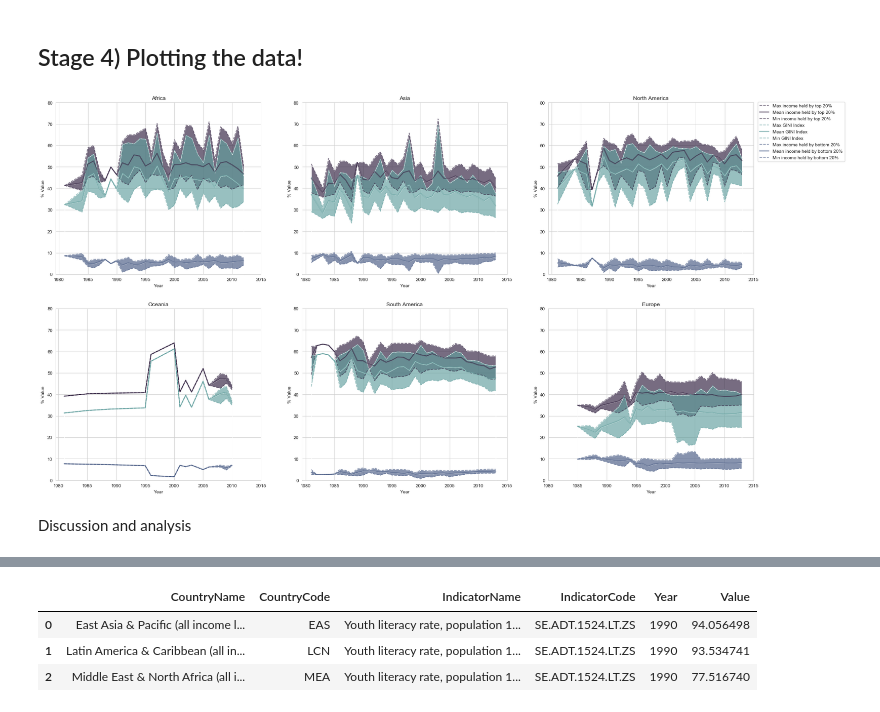
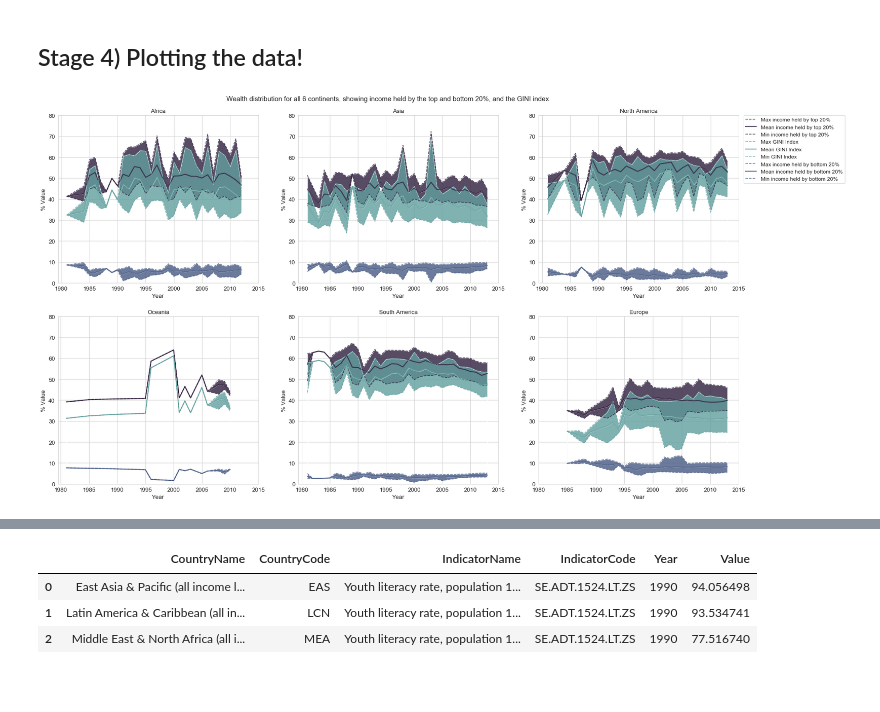
Before and after one commit to jackdog994/my-work, a Jupyter notebook: Data Visualisations/World Development Indicators/World Development Indicators.ipynb, the cells around one changed output, grey strips where cells are left out. Cells and saved outputs as stored; diff of their text form; code cells hidden in the pictures; blank space fills up the shorter version.

Commit message:
Project to manipulate and visualise data sourced from the World Bank
A really enjoyable exercise where I was able to utilise my skills in SQL, Pandas, and Matplotlib&Seaborn

```diff
--- a/Data Visualisations/World Development Indicators/World Development Indicators.ipynb
+++ b/Data Visualisations/World Development Indicators/World Development Indicators.ipynb
@@ -21,12 +20,17 @@ import seaborn as sns
 %matplotlib inline
 import sqlite3
 sns.set_style('whitegrid')
-sns.set_palette((sns.color_palette([(0.12156862745098039, 0.4666666666666667, 0.7058823529411765),
- (1.0, 0.4980392156862745, 0.054901960784313725),
- (0.17254901960784313, 0.6274509803921569, 0.17254901960784313),
- (0.8392156862745098, 0.15294117647058825, 0.1568627450980392),
- (0.5803921568627451, 0.403921568627451, 0.7411764705882353),
- (0.8901960784313725, 0.4666666666666667, 0.7607843137254902),
- (0.1, 0.1, 0.1)])))
+palette = [(0.12156862745098039, 0.4666666666666667, 0.7058823529411765, 0.70),
+ (1.0, 0.4980392156862745, 0.054901960784313725,0.70),
+ (0.17254901960784313, 0.6274509803921569, 0.17254901960784313, 0.70),
+ (0.8392156862745098, 0.15294117647058825, 0.1568627450980392,0.70),
+ (0.5803921568627451, 0.403921568627451, 0.7411764705882353,0.70),
+ (0.8901960784313725, 0.4666666666666667, 0.7607843137254902,0.70),
+ (0.1, 0.1, 0.1,0.70)]
+sns.set_palette(palette)
+plt.rcParams["axes.labelsize"] = 13
+plt.rcParams["xtick.labelsize"] = 13
+plt.rcParams["ytick.labelsize"] = 13
+plt.rcParams["axes.titlesize"] = 13
 # %% [markdown]
 #### Selecting a colour palette - as we're looking at categorical data I am selecting a palette with distinct colours
@@ -126,7 +124,7 @@ ind = -1
 for i in atmosphere.IndicatorCode.unique():
     ind +=1
     #Plotting the data
-    sns.lineplot(x='Year',y='Value',hue='CountryName',data=atmosphere_dict[i],ax=axes[int((1/3)*ind)][ind-3])
+    sns.lineplot(x='Year',y='Value',hue='CountryName',data=atmosphere_dict[i],ax=axes[int((1/3)*ind)][ind-3],palette=palette)
     #Pulling title from IndicatorName field
     axes[int((1/3)*ind)][ind-3].set_title(str(atmosphere_dict[i]['IndicatorName'].unique())[2:-2],fontsize=11)
     #Removing legend to allow for a single common legend
@@ -135,11 +133,6 @@ for i in atmosphere.IndicatorCode.unique():
     axes[int((1/3)*ind)][ind-3].set_ylabel('% of total')
     #Making the line for World value bolder to allow easy identification of global direction on indicator
     plt.setp(axes[int((1/3)*ind)][ind-3].lines[6],linewidth=2.5)
-    #Setting the line alpha as there's no way to set the alpha level on the colour palette
-    for l in axes[int((1/3)*ind)][ind-3].lines:
-        plt.setp(l,alpha=.70)
-
-
 
 #Creating patches for labels
 handles, labels = axes[0][2].get_legend_handles_labels()
@@ -153,5 +146,7 @@ axes[0][2].legend(handles,labels,bbox_to_anchor=(1.01, 1.017))
 axes[0][0].set_ylabel('Metric tons per capita')
 #Setting x ticks to avoid half-year values
 axes[1][2].set_xticks(range(1990,2015,5))
+#Setting y ticks to prevent running in to title
+axes[0][1].set_yticks(range(6,22,2))
 plt.show()
 # %% [output]
@@ -363,12 +364,11 @@ plt.show()
 # %%
-#As we're only going to be displaying 3 values per graph I'm going to use a palette with distinct but similar shades
 wealth_palette = []
 #Selecting the colours we want from the generated palette
 for i in range(0,5,2):
     wealth_palette.append(sns.cubehelix_palette(8, start=.5, rot=-.65, reverse=True)[i])
 #Setting alpha value
 for i in wealth_palette:
-    i.append(0.50)
+    i.append(0.65)
 
 sns.palplot(wealth_palette)
 # %% [output]
@@ -377,7 +377,7 @@ sns.palplot(wealth_palette)
 #Same colour values but slightly increased alpha to make graph lines more distinct
 wealth_palette_lines = wealth_palette
 for i in wealth_palette_lines:
-    i[-1] = 0.65
+    i[-1] = 0.8
 
 sns.palplot(wealth_palette_lines)
 # %% [output]
@@ -512,34 +512,33 @@ for cont in list(delta_dict.keys()):
         for table in [wealthmean,wealthmax,wealthmin]:
             sns.lineplot(table[table['Continent']==cont]['Year'],table[table['Continent']==cont][index],label=index,ax=axes[int((1/3)*ind)][ind-3])
         #Setting y label for each graph
         axes[int((1/3)*ind)][ind-3].set_ylabel('% Value')
 
     #Matching colour lines in linegraphs to those in stackplot and boldening the lines
     for i in range(0,7,3):
         plt.setp(axes[int((1/3)*ind)][ind-3].lines[i],c=wealth_palette_lines[int(i/3)])
         plt.setp(axes[int((1/3)*ind)][ind-3].lines[i],lw=2.3)
 
     #Setting linestyle for max and min values to dashed lines
     for i in [1,2,4,5,7,8]:
         plt.setp(axes[int((1/3)*ind)][ind-3].lines[i],ls='--')
 
     #Removing legend
     axes[int((1/3)*ind)][ind-3].get_legend().remove()
 
     #Setting common y&x axes to allow easier comparison between each continent
     axes[int((1/3)*ind)][ind-3].set_yticks(range(0,90,10))
     axes[int((1/3)*ind)][ind-3].set_xticks(range(1980,2020,5))
 
 #Creating common legend
 handles, labels = axes[0][1].get_legend_handles_labels()
 #Creating custom legend labels
 labels = ['Max income held by top 20%','Mean income held by top 20%','Min income held by top 20%','Max GINI Index','Mean GINI Index','Min GINI Index','Max income held by bottom 20%','Mean income held by bottom 20%','Min income held by bottom 20%']
 #Reordering legend handles
 handles = [handles[i] for i in [1,0,2,7,6,8,4,3,5]]
-axes[0][2].legend(handles,labels,bbox_to_anchor=(1.01, 1.017))
+axes[0][2].legend(handles,labels,bbox_to_anchor=(1.01, 1.017),fontsize=12)
+fig.suptitle('Wealth distribution for all 6 continents, showing income held by the top and bottom 20%, and the GINI index',y=0.92, fontsize=15)
 
 plt.show()
 # %% [output]
-[figure, old version]
+[figure, new version]
-# %% [markdown]
-Discussion and analysis
```
Also changed, not shown: parts of 80 cells of this notebook.
